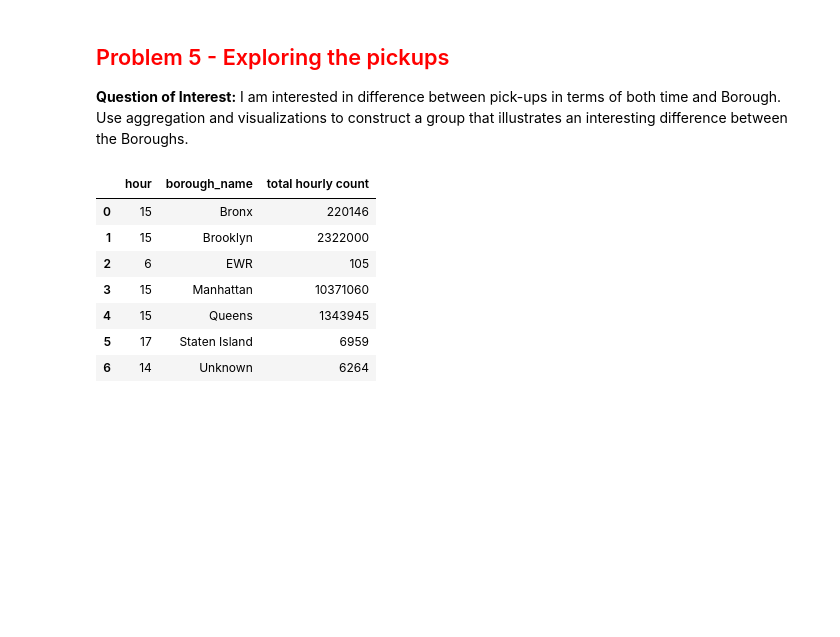
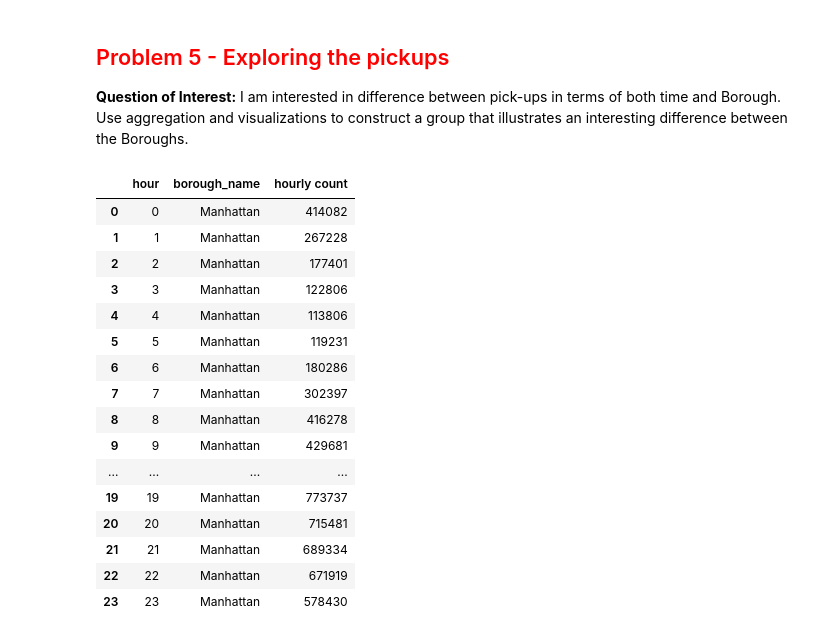
Before and after one commit to acker016/DSCI430, a Jupyter notebook: lab_5_joining_uber_data_DAY1.ipynb, the cells around one changed output. Drawn from its saved outputs; the diff is of its cells as text; code cells hidden in the pictures; blank space fills up the shorter version.

```diff
--- a/lab_5_joining_uber_data_DAY1.ipynb
+++ b/lab_5_joining_uber_data_DAY1.ipynb
@@ -314,20 +314,29 @@ Uber = Base.classes.uber_lookup
 # %%
 from sqlalchemy import select, func
 stmt = (select([Uber.hour, Uber.borough_name,
-               func.count(Uber.hour).label('total hourly count')])
-        .filter_by(Uber.borough_name = '')
-        .group_by(Uber.borough_name))
+               func.count(Uber.hour).label('hourly count')])
+        .where(Uber.borough_name == 'Manhattan')
+        .group_by(Uber.hour))
 cnts = pd.read_sql_query(stmt, con=engine2)
 cnts
 # %% [output]
-|  | hour | borough_name | total hourly count |
-| 0 | 15 | Bronx | 220146 |
-| 1 | 15 | Brooklyn | 2322000 |
-| 2 | 6 | EWR | 105 |
-| 3 | 15 | Manhattan | 10371060 |
-| 4 | 15 | Queens | 1343945 |
-| 5 | 17 | Staten Island | 6959 |
-| 6 | 14 | Unknown | 6264 |
+|  | hour | borough_name | hourly count |
+| 0 | 0 | Manhattan | 414082 |
+| 1 | 1 | Manhattan | 267228 |
+| 2 | 2 | Manhattan | 177401 |
+| 3 | 3 | Manhattan | 122806 |
+| 4 | 4 | Manhattan | 113806 |
+| 5 | 5 | Manhattan | 119231 |
+| 6 | 6 | Manhattan | 180286 |
+| 7 | 7 | Manhattan | 302397 |
+| 8 | 8 | Manhattan | 416278 |
+| 9 | 9 | Manhattan | 429681 |
+| ... | ... | ... | ... |
+| 19 | 19 | Manhattan | 773737 |
+| 20 | 20 | Manhattan | 715481 |
+| 21 | 21 | Manhattan | 689334 |
+| 22 | 22 | Manhattan | 671919 |
+| 23 | 23 | Manhattan | 578430 |
 # %%
 import seaborn as sns
 %matplotlib inline
```
Also changed, not shown: parts of 4 cells of this notebook.
